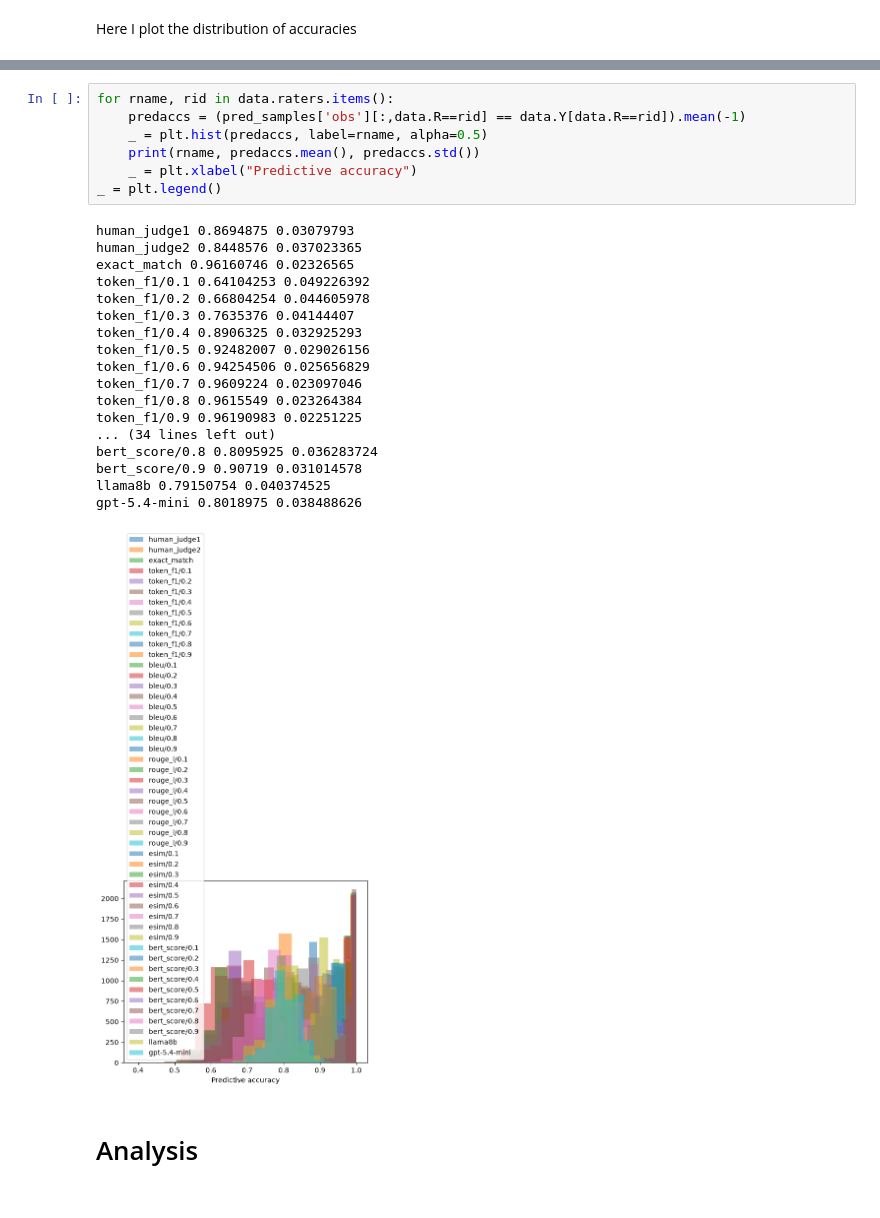
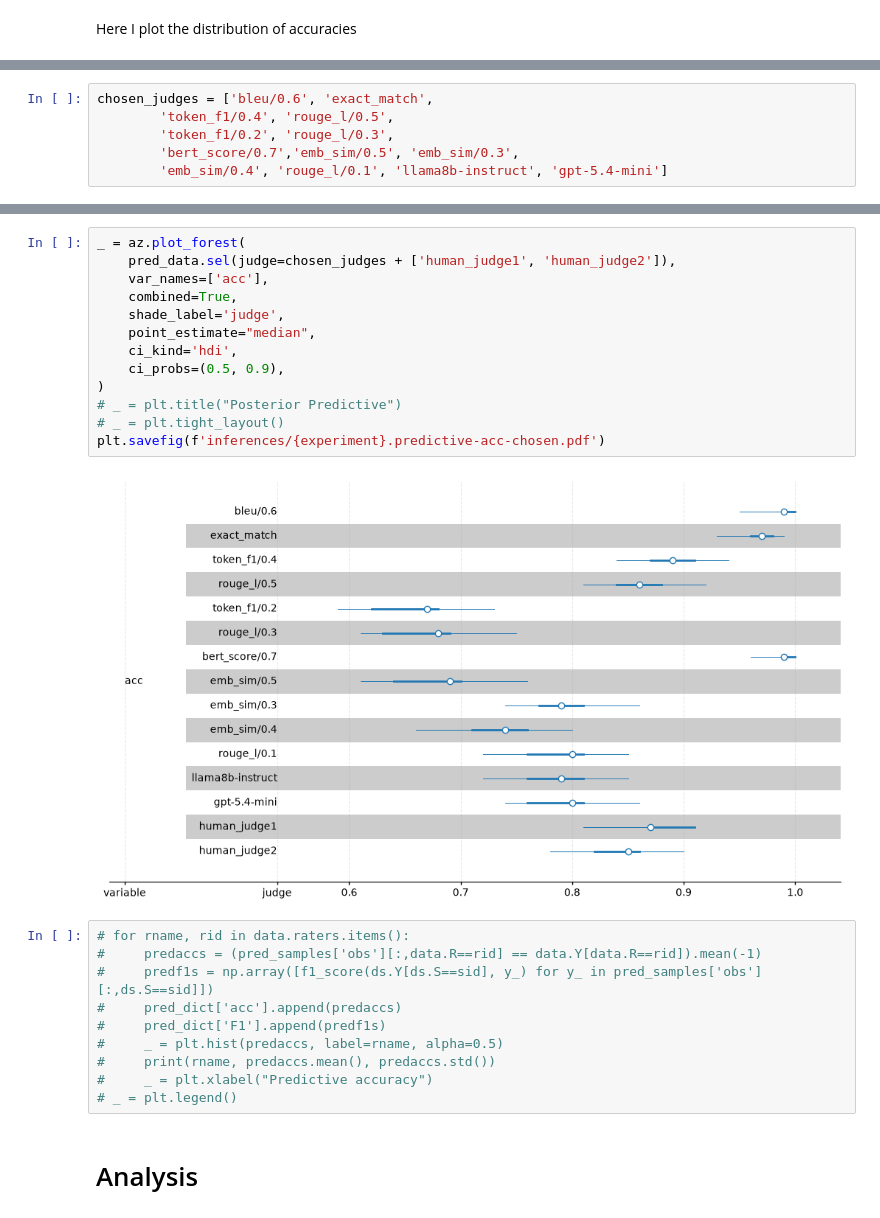
Before and after one commit to probabll/buqeval, a Jupyter notebook: BDA-F1.ipynb, the cells around one changed output, grey strips where cells are left out. Drawn from its saved outputs; the diff is of its cells as text.

```diff
--- a/BDA-F1.ipynb
+++ b/BDA-F1.ipynb
@@ -463,0 +485,6 @@ Here I plot the distribution of accuracies
+# %%
+chosen_judges = ['bleu/0.6', 'exact_match',
+        'token_f1/0.4', 'rouge_l/0.5',
+        'token_f1/0.2', 'rouge_l/0.3',
+        'bert_score/0.7','emb_sim/0.5', 'emb_sim/0.3',
+        'emb_sim/0.4', 'rouge_l/0.1', 'llama8b-instruct', 'gpt-5.4-mini']
@@ -464,29 +517,28 @@ Here I plot the distribution of accuracies
+# %%
+_ = az.plot_forest(
+    pred_data.sel(judge=chosen_judges + ['human_judge1', 'human_judge2']),
+    var_names=['acc'],
+    combined=True,
+    shade_label='judge',
+    point_estimate="median",
+    ci_kind='hdi',
+    ci_probs=(0.5, 0.9),
+)
+# _ = plt.title("Posterior Predictive")
+# _ = plt.tight_layout()
+plt.savefig(f'inferences/{experiment}.predictive-acc-chosen.pdf')
+# %% [output]
+[figure, added]
 # %%
-for rname, rid in data.raters.items():
-    predaccs = (pred_samples['obs'][:,data.R==rid] == data.Y[data.R==rid]).mean(-1)
-    _ = plt.hist(predaccs, label=rname, alpha=0.5)
-    print(rname, predaccs.mean(), predaccs.std())
-    _ = plt.xlabel("Predictive accuracy")
-_ = plt.legend()
+# for rname, rid in data.raters.items():
+#     predaccs = (pred_samples['obs'][:,data.R==rid] == data.Y[data.R==rid]).mean(-1)
+#     predf1s = np.array([f1_score(ds.Y[ds.S==sid], y_) for y_ in pred_samples['obs'][:,ds.S==sid]])
+#     pred_dict['acc'].append(predaccs)
+#     pred_dict['F1'].append(predf1s)
+#     _ = plt.hist(predaccs, label=rname, alpha=0.5)
+#     print(rname, predaccs.mean(), predaccs.std())
+#     _ = plt.xlabel("Predictive accuracy")
+# _ = plt.legend()
-# %% [output]
-human_judge1 0.8694875 0.03079793
-human_judge2 0.8448576 0.037023365
-exact_match 0.96160746 0.02326565
-token_f1/0.1 0.64104253 0.049226392
-token_f1/0.2 0.66804254 0.044605978
-token_f1/0.3 0.7635376 0.04144407
-token_f1/0.4 0.8906325 0.032925293
-token_f1/0.5 0.92482007 0.029026156
-token_f1/0.6 0.94254506 0.025656829
-token_f1/0.7 0.9609224 0.023097046
-token_f1/0.8 0.9615549 0.023264384
-token_f1/0.9 0.96190983 0.02251225
-... (34 lines left out)
-bert_score/0.8 0.8095925 0.036283724
-bert_score/0.9 0.90719 0.031014578
-llama8b 0.79150754 0.040374525
-gpt-5.4-mini 0.8018975 0.038488626
-[figure, removed]
 # %% [markdown]
 # Analysis
 # %% [markdown]
```
Also changed, not shown: parts of 22 cells of this notebook, 5 other files.
